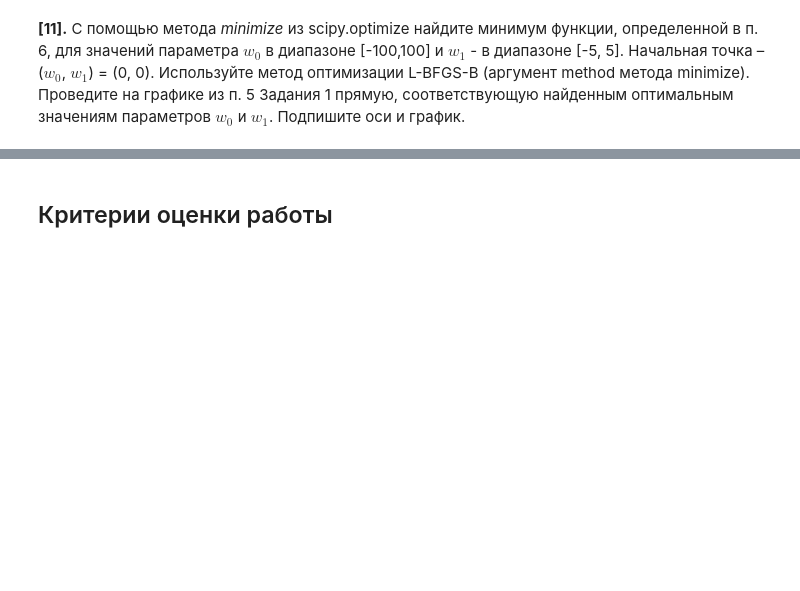
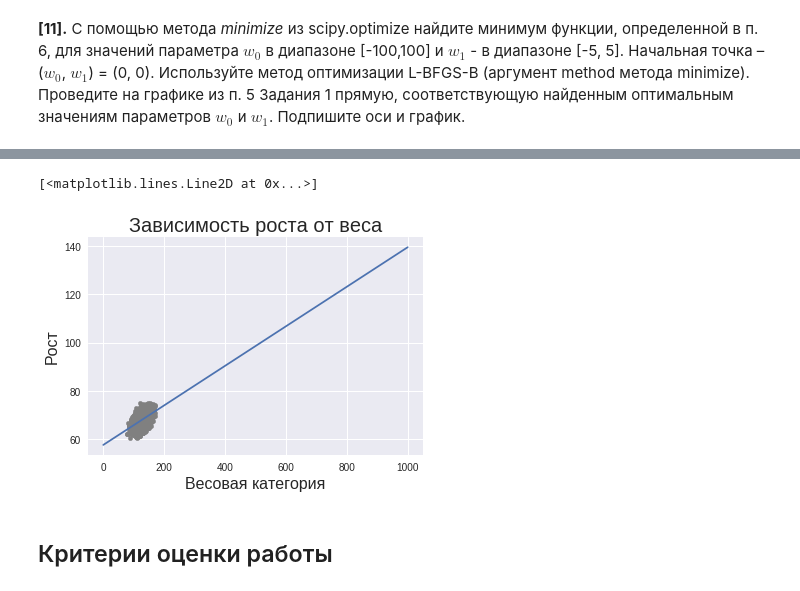
Before and after one commit to MacJei/coursera-cmp2, a Jupyter notebook: w1/peer_review_linreg_height_weight.ipynb, the cells around one changed output, grey strips where cells are left out. Cells and saved outputs as stored; diff of their text form; code cells hidden in the pictures; blank space fills up the shorter version.

```diff
--- a/w1/peer_review_linreg_height_weight.ipynb
+++ b/w1/peer_review_linreg_height_weight.ipynb
@@ -283,0 +352,15 @@ plt.show()
+# %%
+# Ваш код здесь
+
+import scipy.optimize as optimize
+
+# берем реальные данные
+x = data['Weight']
+y = data['Height']
+
+# создаем нужную для алгоритма функцию, x и y фиксируются в момент создания
+func = lambda w: squared_error(w[0], w[1], x, y)
+
+result = optimize.minimize(func, np.array([0,0]),
+                method='L-BFGS-B', bounds=((-100,100), (-5, 5)))
+result
@@ -284,3 +377,20 @@ plt.show()
+# %%
+# Ваш код здесь
+# вычисляем предсказания роста по тестовым данным x по заданным коэффициентам
+
+w_0 = result0.x[0]
+w_1 = result0.x[1]
+
+y4 = [predict(w_0, w_1, x_i) for x_i in x]
+
+data.plot(y='Height', x='Weight', kind='scatter', color='grey')
+plt.xlabel(u'Весовая категория', fontsize=16)
+plt.ylabel(u'Рост', fontsize=16)
+plt.title(u'Зависимость роста от веса', fontsize=20)
+plt.plot(x, y4)
+# %% [output]
+[<matplotlib.lines.Line2D at 0x...>]
+[figure, added]
 # %% [markdown]
 ## Критерии оценки работы
 # %% [markdown]
```
Also changed, not shown: parts of 13 cells of this notebook.
